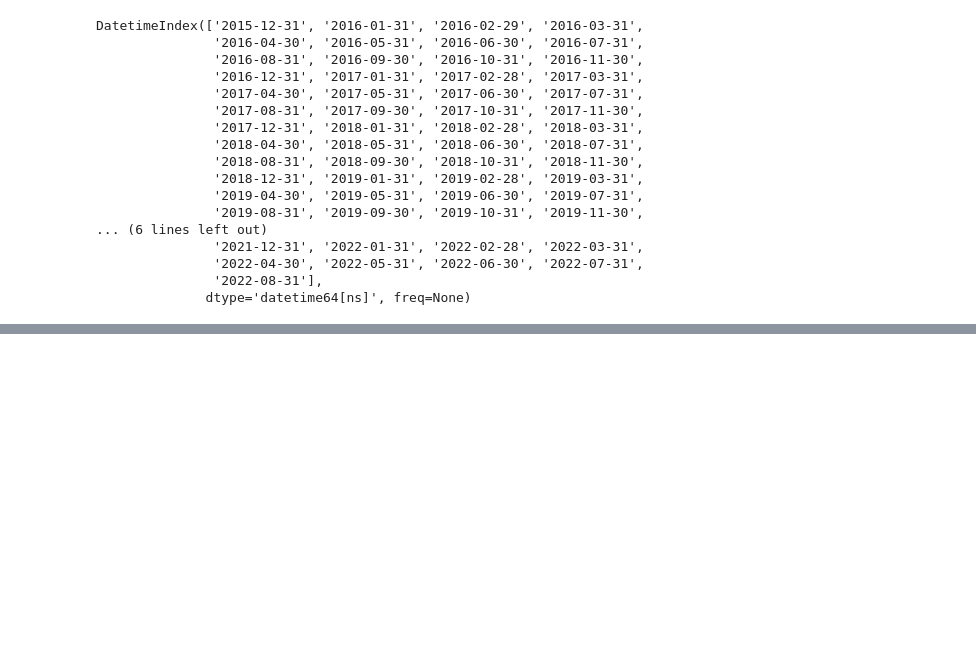
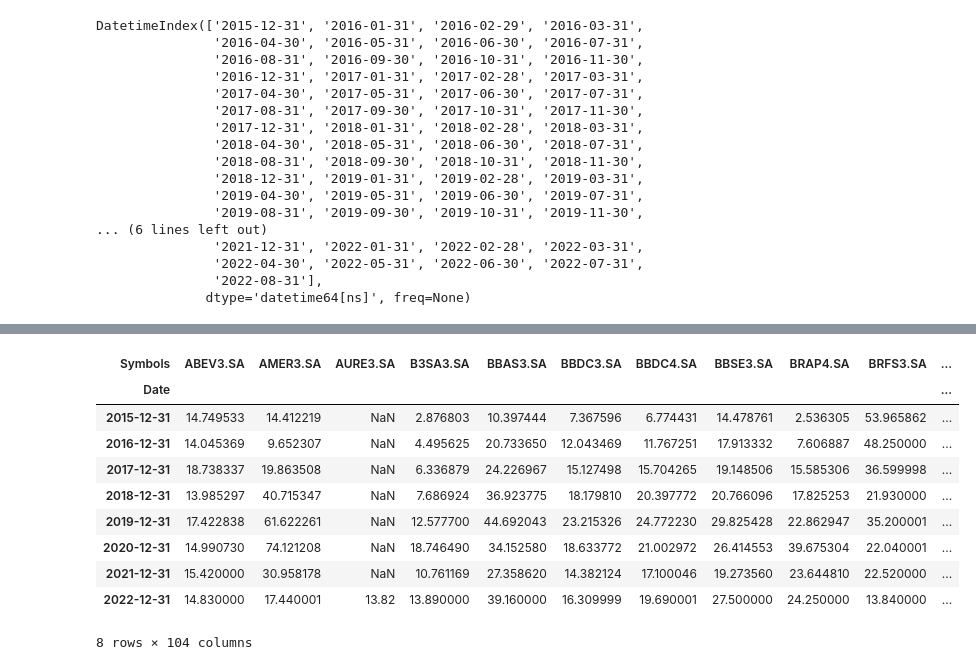
Before and after one commit to WallisonSantos/AppPy, a Jupyter notebook: aula_0.ipynb, the cells around one changed output, grey strips where cells are left out. Drawn from its saved outputs; the diff is of its cells as text; code cells hidden in the pictures; blank space fills up the shorter version.

```diff
--- a/aula_0.ipynb
+++ b/aula_0.ipynb
@@ -48,0 +63,18 @@ lista_comp_bolsa_final = list(lista_comp_bolsa_final)
+# %%
+ultima_linha = dados_cotacoes.iloc[-1: ] # [Linha, Coluna] -1 será a ultima linha e o vazio será compreendido como se fosse selecionar todas as colunas
+dados_cotacoes_mensais = dados_cotacoes.resample("M").last()
+dados_cotacoes_ano = dados_cotacoes.resample("Y").last()
+
+dados_cotacoes_ano
+# %% [output]
+| Symbols | ABEV3.SA | AMER3.SA | AURE3.SA | B3SA3.SA | BBAS3.SA | BBDC3.SA | BBDC4.SA | BBSE3.SA | BRAP4.SA | BRFS3.SA | ... |
+| Date |  |  |  |  |  |  |  |  |  |  | ... |
+| 2015-12-31 | 14.749533 | 14.412219 | NaN | 2.876803 | 10.397444 | 7.367596 | 6.774431 | 14.478761 | 2.536305 | 53.965862 | ... |
+| 2016-12-31 | 14.045369 | 9.652307 | NaN | 4.495625 | 20.733650 | 12.043469 | 11.767251 | 17.913332 | 7.606887 | 48.250000 | ... |
+| 2017-12-31 | 18.738337 | 19.863508 | NaN | 6.336879 | 24.226967 | 15.127498 | 15.704265 | 19.148506 | 15.585306 | 36.599998 | ... |
+| 2018-12-31 | 13.985297 | 40.715347 | NaN | 7.686924 | 36.923775 | 18.179810 | 20.397772 | 20.766096 | 17.825253 | 21.930000 | ... |
+| 2019-12-31 | 17.422838 | 61.622261 | NaN | 12.577700 | 44.692043 | 23.215326 | 24.772230 | 29.825428 | 22.862947 | 35.200001 | ... |
+| 2020-12-31 | 14.990730 | 74.121208 | NaN | 18.746490 | 34.152580 | 18.633772 | 21.002972 | 26.414553 | 39.675304 | 22.040001 | ... |
+| 2021-12-31 | 15.420000 | 30.958178 | NaN | 10.761169 | 27.358620 | 14.382124 | 17.100046 | 19.273560 | 23.644810 | 22.520000 | ... |
+| 2022-12-31 | 14.830000 | 17.440001 | 13.82 | 13.890000 | 39.160000 | 16.309999 | 19.690001 | 27.500000 | 24.250000 | 13.840000 | ... |
+8 rows × 104 columns
```
Also changed, not shown: parts of 8 cells of this notebook.
